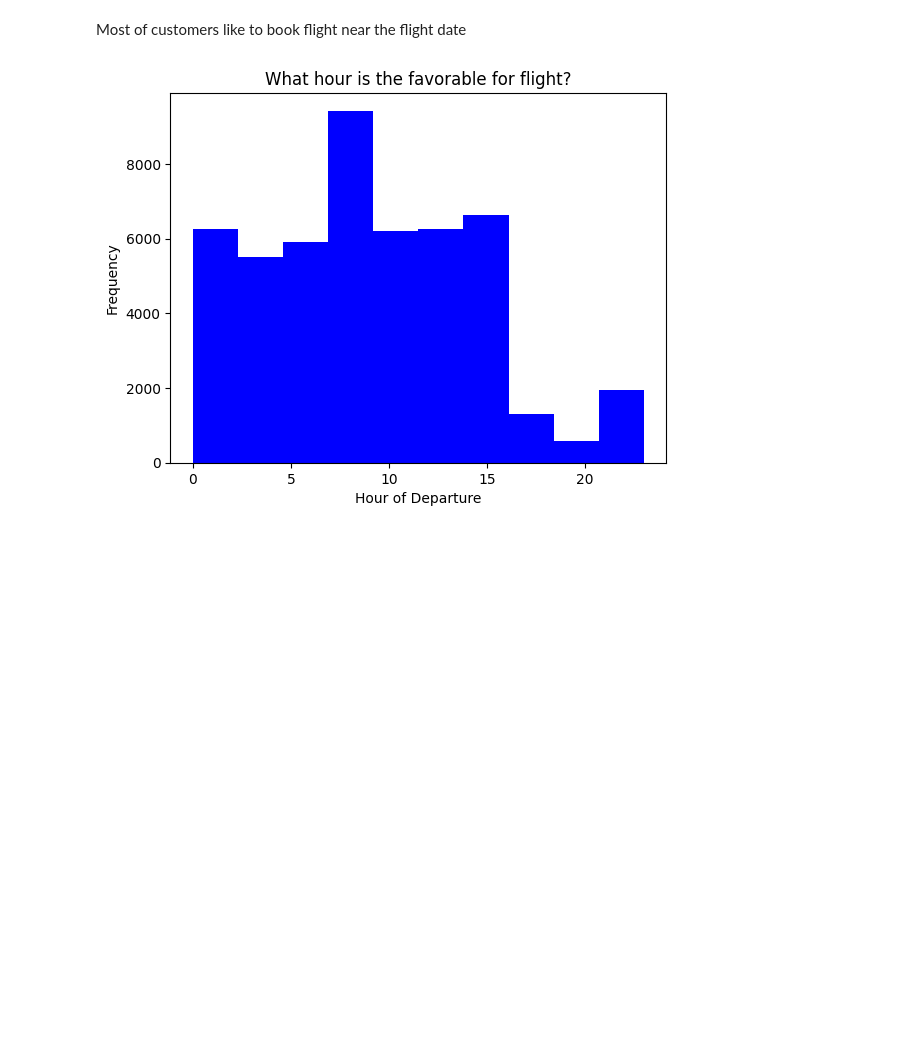
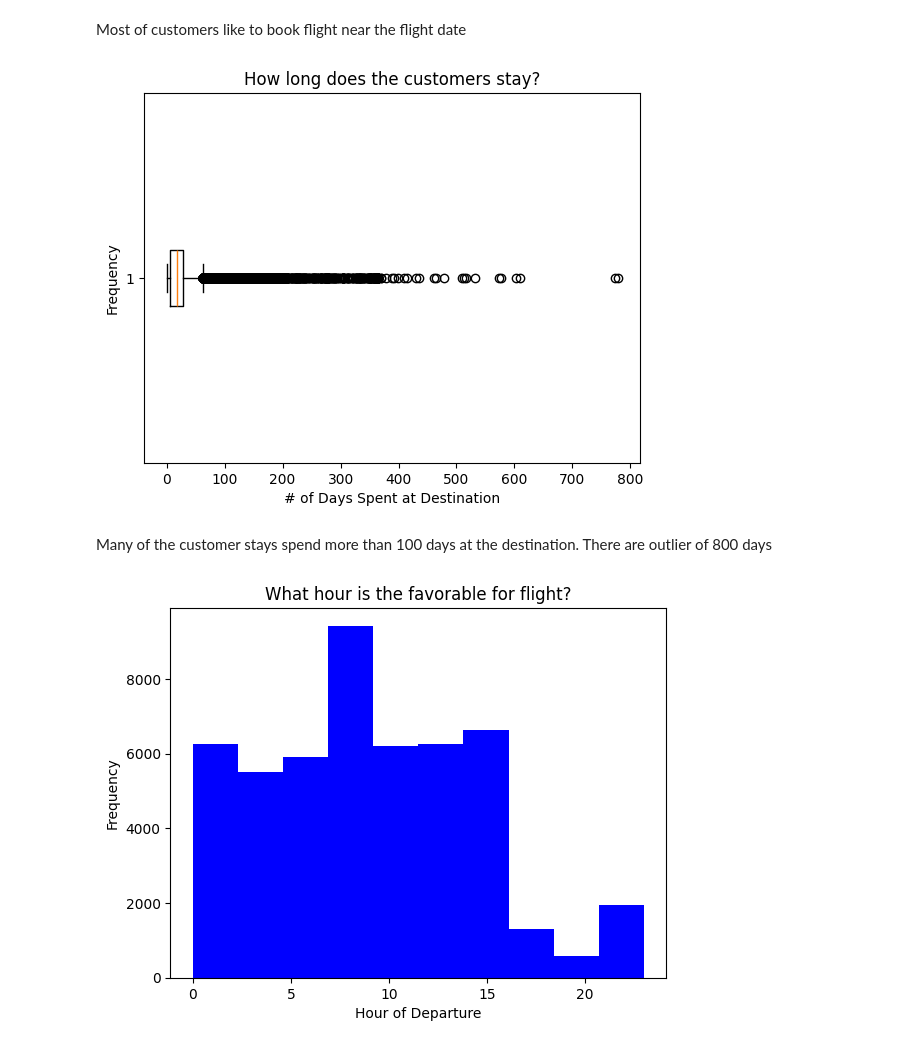
Before and after one commit to julam9/British-Airways-Modelling-Task, a Jupyter notebook: modelling_booking.ipynb, the cells around one changed output. Cells and saved outputs as stored; diff of their text form; code cells hidden in the pictures; blank space fills up the shorter version.

```diff
--- a/modelling_booking.ipynb
+++ b/modelling_booking.ipynb
@@ -138,6 +138,15 @@ plt.xlabel("Range of days between booking and flight");
 [figure]
 # %% [markdown]
 Most of customers like to book flight near the flight date
+# %%
+plt.boxplot(data=df, x="length_of_stay", vert=False)
+plt.title("How long does the customers stay?")
+plt.ylabel("Frequency")
+plt.xlabel("# of Days Spent at Destination");
+# %% [output]
+[figure, added]
+# %% [markdown]
+Many of the customer stays spend more than 100 days at the destination. There are outlier of 800 days
 # %%
 plt.hist(data=df, x="flight_hour", color="blue")
 plt.title("What hour is the favorable for flight?");
```
Also changed, not shown: parts of 3 cells of this notebook.
